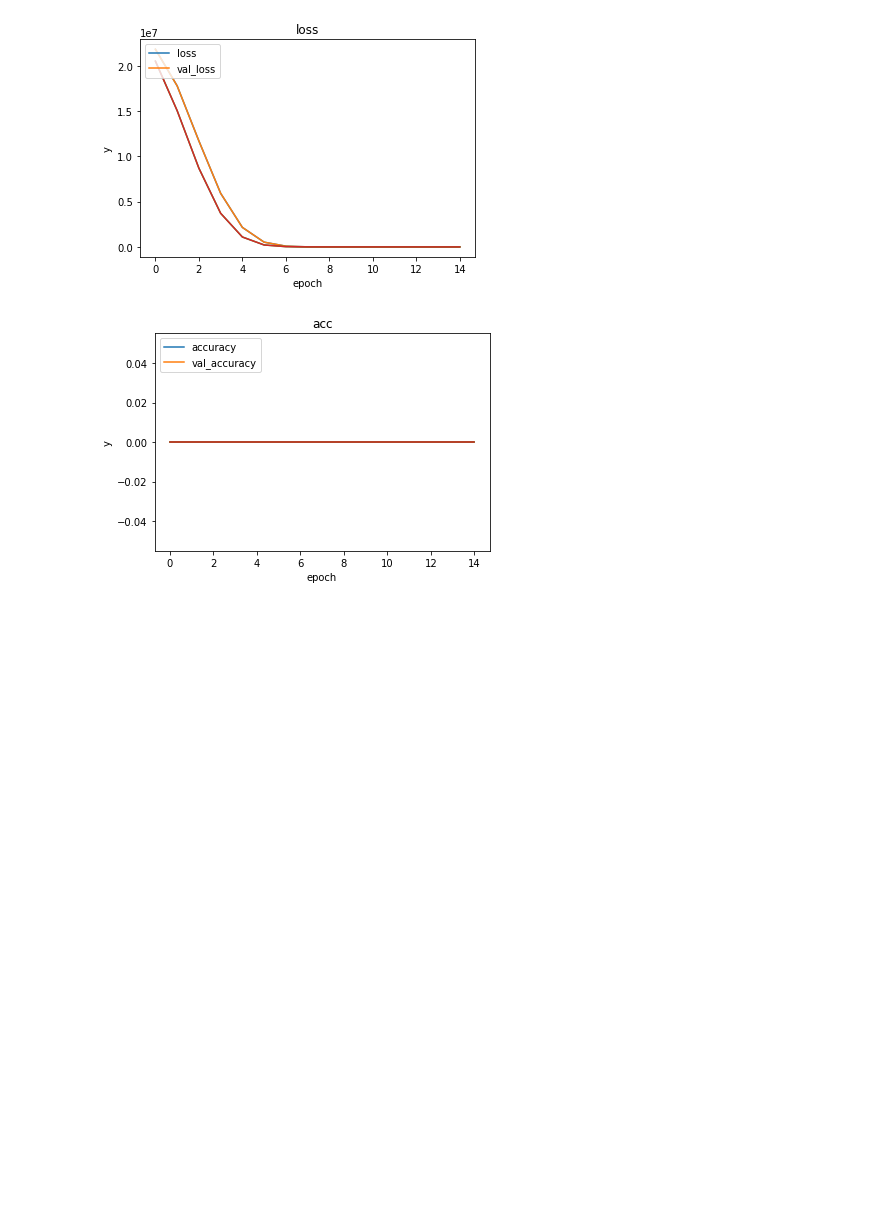
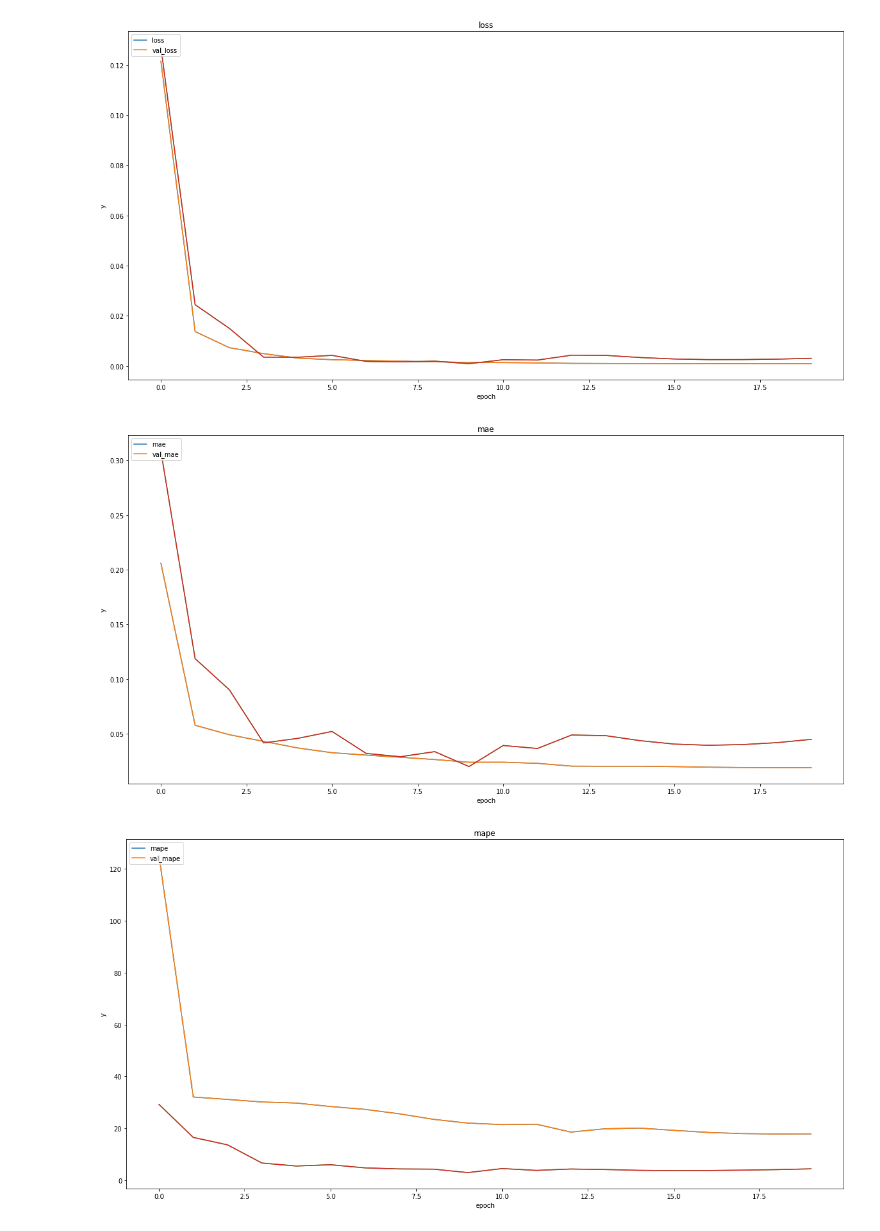
Before and after one commit to kaelzhang/DA-RNN-in-Tensorflow-2-and-PyTorch, a Jupyter notebook: notebook/nasdaq.ipynb, the cells around one changed output. Saved outputs shown, nothing was run; the diff lists cells and outputs as text; code cells hidden in the pictures; blank space fills up the shorter version.

Commit message:
jupyter: normalize dataset; still wrong

```diff
--- a/notebook/nasdaq.ipynb
+++ b/notebook/nasdaq.ipynb
@@ -57,6 +76,6 @@ print(features.shape)
 # %%
 def get_labels_from_features(features):
-    return features[WINDOW_SIZE - 1:, -Y_DIM:]
+    return features[WINDOW_SIZE - 1:, -Y_DIM:][:, None, :]
 
 
 def split_by_ratio(features):
@@ -77,15 +96,13 @@ validation length 2000
 import tensorflow as tf
 from get_rolling_window import rolling_window
 
-train_ds = tf.data.Dataset.from_tensor_slices((
-    rolling_window(training_features, WINDOW_SIZE, 1),
-    get_labels_from_features(training_features)
-)).batch(BATCH_SIZE)
+train_f, train_l = rolling_window(training_features, WINDOW_SIZE, 1), get_labels_from_features(training_features)
+train_ds = tf.data.Dataset.from_tensor_slices((train_f, train_l)).batch(BATCH_SIZE, drop_remainder=True)
 
-val_ds = tf.data.Dataset.from_tensor_slices((
-    rolling_window(validation_features, WINDOW_SIZE, 1),
-    get_labels_from_features(validation_features)
-)).batch(BATCH_SIZE)
+print(train_f.shape, train_l.shape)
+
+val_f, val_l = rolling_window(validation_features, WINDOW_SIZE, 1), get_labels_from_features(validation_features)
+val_ds = tf.data.Dataset.from_tensor_slices((val_f, val_l)).batch(BATCH_SIZE, drop_remainder=True)
 
 train_ds
 # %% [output]
@@ -105,7 +123,7 @@ model = DARNN(
 model.compile(
     optimizer='adam',
     loss='mse',
-    metrics=['accuracy', 'mae', 'mape']
+    metrics=['mae', 'mape']
 )
 # %%
 feature_batch, label_batch = next(iter(train_ds))
@@ -134,7 +152,7 @@ history = model.fit(
             verbose=1
         ),
         # Stop early if the model overfits
-        tf.keras.callbacks.EarlyStopping(monitor='loss', patience=5)
+        tf.keras.callbacks.EarlyStopping(monitor='val_loss', patience=10)
     ],
     epochs=EPOCHS,
     verbose=1
@@ -160,22 +178,24 @@ Epoch 00015: val_loss improved from 308.57062 to 295.38446, saving model to /Use
 # %%
 import matplotlib.pyplot as plt
 
 
 def plot(keys, title='title', ylabel='y'):
     for key in keys:
         plt.plot(history.history[key])
         plt.plot(history.history[key])
 
     plt.title(title)
     plt.ylabel(ylabel)
     plt.xlabel('epoch')
 
     plt.legend(keys, loc='upper left')
 
     plt.show()
 
 plot(['loss', 'val_loss'], 'loss')
-plot(['accuracy', 'val_accuracy'], 'acc')
+plot(['mae', 'val_mae'], 'mae')
+plot(['mape', 'val_mape'], 'mape')
 # %% [output]
-[figure, old version]
+[figure, new version]
-[figure, old version]
+[figure, new version]
+[figure, added]
```
Also changed, not shown: parts of 8 cells of this notebook, 2 other files.
